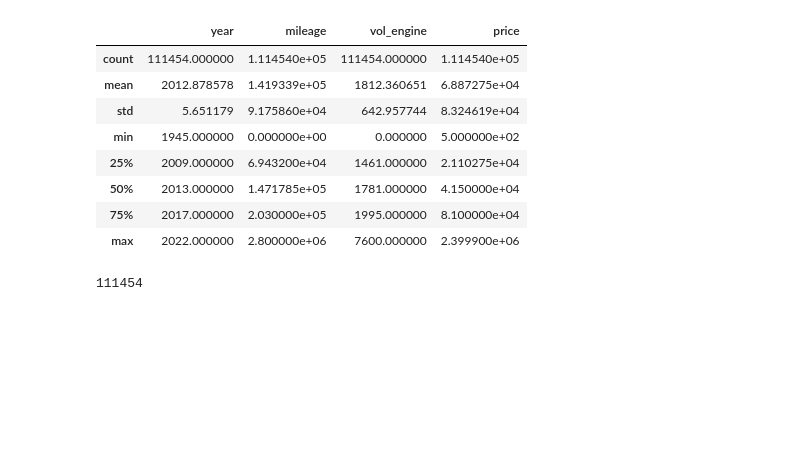
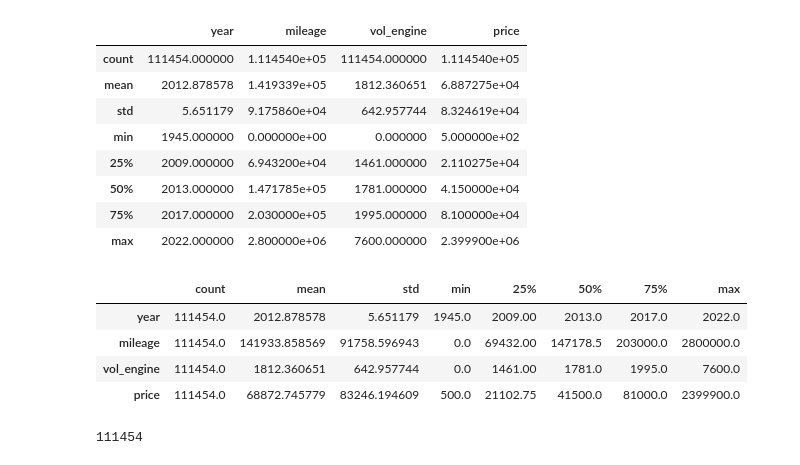
Before and after one commit to carbajaljerson/Pandas, a Jupyter notebook: DataFrameOperations.ipynb, the cells around one changed output. Cells and saved outputs as stored; diff of their text form; code cells hidden in the pictures; blank space fills up the shorter version.

```diff
--- a/DataFrameOperations.ipynb
+++ b/DataFrameOperations.ipynb
@@ -109,4 +145,13 @@ df.describe()
 | 50% | 2013.000000 | 1.471785e+05 | 1781.000000 | 4.150000e+04 |
 | 75% | 2017.000000 | 2.030000e+05 | 1995.000000 | 8.100000e+04 |
 | max | 2022.000000 | 2.800000e+06 | 7600.000000 | 2.399900e+06 |
+# %%
+# Transposición de las estadísticas para que las columnas se conviertan en filas y viceversa
+df.describe().transpose()
+# %% [output]
+|  | count | mean | std | min | 25% | 50% | 75% | max |
+| year | 111454.0 | 2012.878578 | 5.651179 | 1945.0 | 2009.00 | 2013.0 | 2017.0 | 2022.0 |
+| mileage | 111454.0 | 141933.858569 | 91758.596943 | 0.0 | 69432.00 | 147178.5 | 203000.0 | 2800000.0 |
+| vol_engine | 111454.0 | 1812.360651 | 642.957744 | 0.0 | 1461.00 | 1781.0 | 1995.0 | 7600.0 |
+| price | 111454.0 | 68872.745779 | 83246.194609 | 500.0 | 21102.75 | 41500.0 | 81000.0 | 2399900.0 |
 # %%
```
Also changed, not shown: parts of 21 cells of this notebook, 2 other files.
